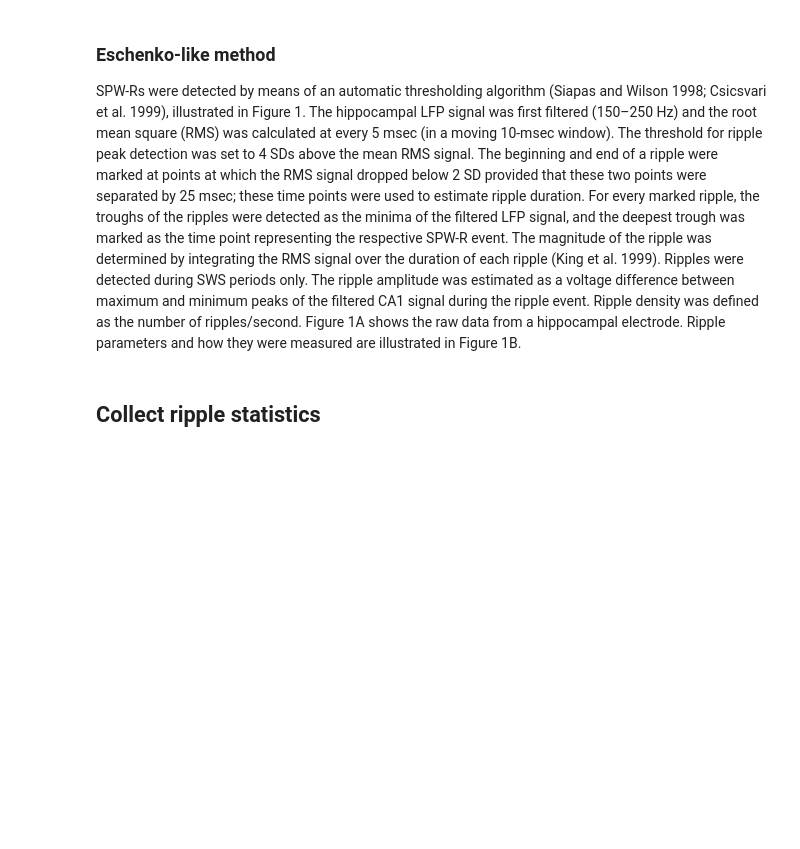
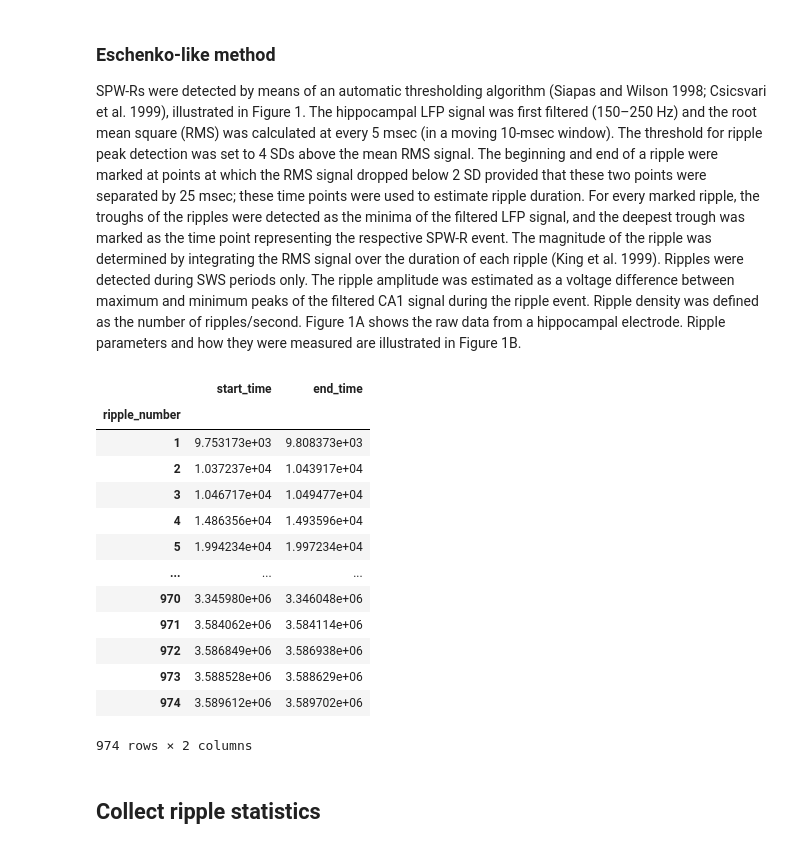
Before and after one commit to CSC-UW/ecephys, a Jupyter notebook: ecephys/notebooks/ripple_detection.ipynb, the cells around one changed output. Saved outputs shown, nothing was run; the diff lists cells and outputs as text; code cells hidden in the pictures; blank space fills up the shorter version.

```diff
--- a/ecephys/notebooks/ripple_detection.ipynb
+++ b/ecephys/notebooks/ripple_detection.ipynb
@@ -293,8 +289,23 @@ def generalized_Kay_ripple_detector(time, filtered_lfps, speed, sampling_frequen
     return pd.DataFrame(ripple_times, columns=['start_time', 'end_time'],
                         index=index)
 # %%
-Eschenko_ripple_times = generalized_Kay_ripple_detector(time, filtered_lfps, speed, sampling_frequency, detection_zscore_threshold=4.0, boundary_zscore_threshold=2.0, minimum_duration=0.025)
+Eschenko_ripple_times = generalized_Kay_ripple_detector(time, filtered_lfps, speed, sampling_frequency, detection_zscore_threshold=4.0, boundary_zscore_threshold=1.0, minimum_duration=0.025)
 display(Eschenko_ripple_times)
+# %% [output]
+|  | start_time | end_time |
+| ripple_number |  |  |
+| 1 | 9.753173e+03 | 9.808373e+03 |
+| 2 | 1.037237e+04 | 1.043917e+04 |
+| 3 | 1.046717e+04 | 1.049477e+04 |
+| 4 | 1.486356e+04 | 1.493596e+04 |
+| 5 | 1.994234e+04 | 1.997234e+04 |
+| ... | ... | ... |
+| 970 | 3.345980e+06 | 3.346048e+06 |
+| 971 | 3.584062e+06 | 3.584114e+06 |
+| 972 | 3.586849e+06 | 3.586938e+06 |
+| 973 | 3.588528e+06 | 3.588629e+06 |
+| 974 | 3.589612e+06 | 3.589702e+06 |
+974 rows × 2 columns
 # %%
 plot_ripples(time, lfps, filtered_lfps, Eschenko_ripple_times)
 # %% [markdown]
```
Also changed, not shown: parts of 9 cells of this notebook, 4 other files.
